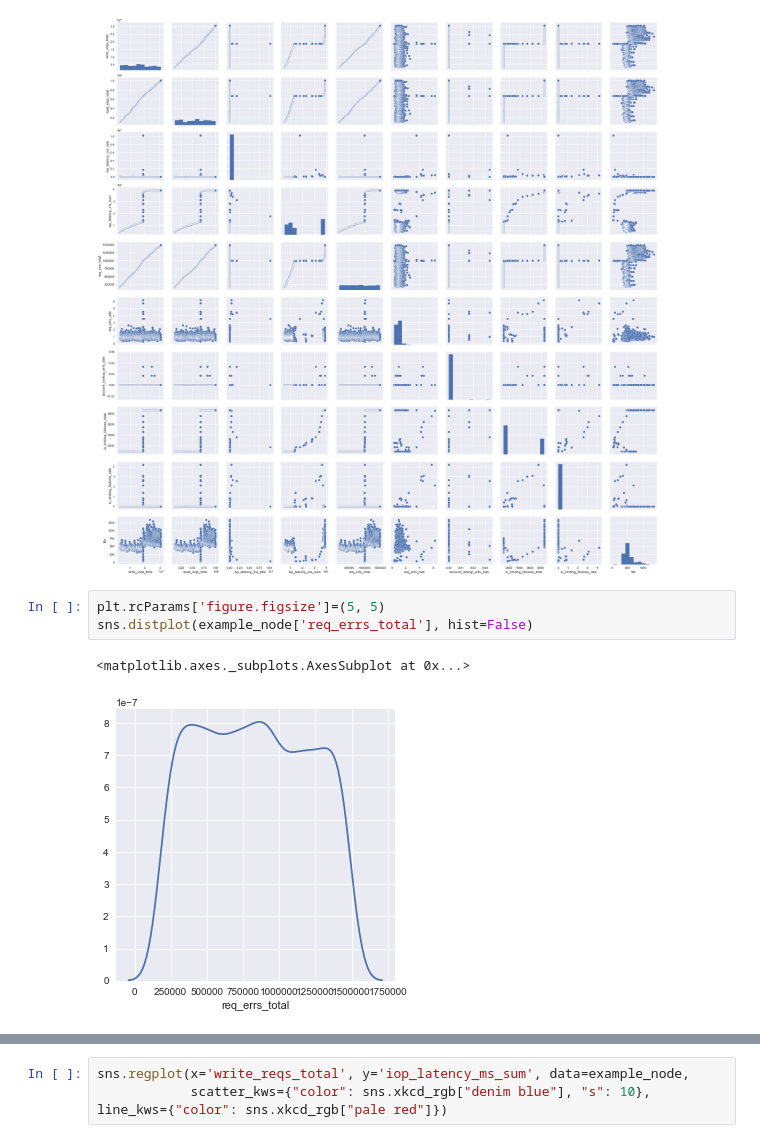
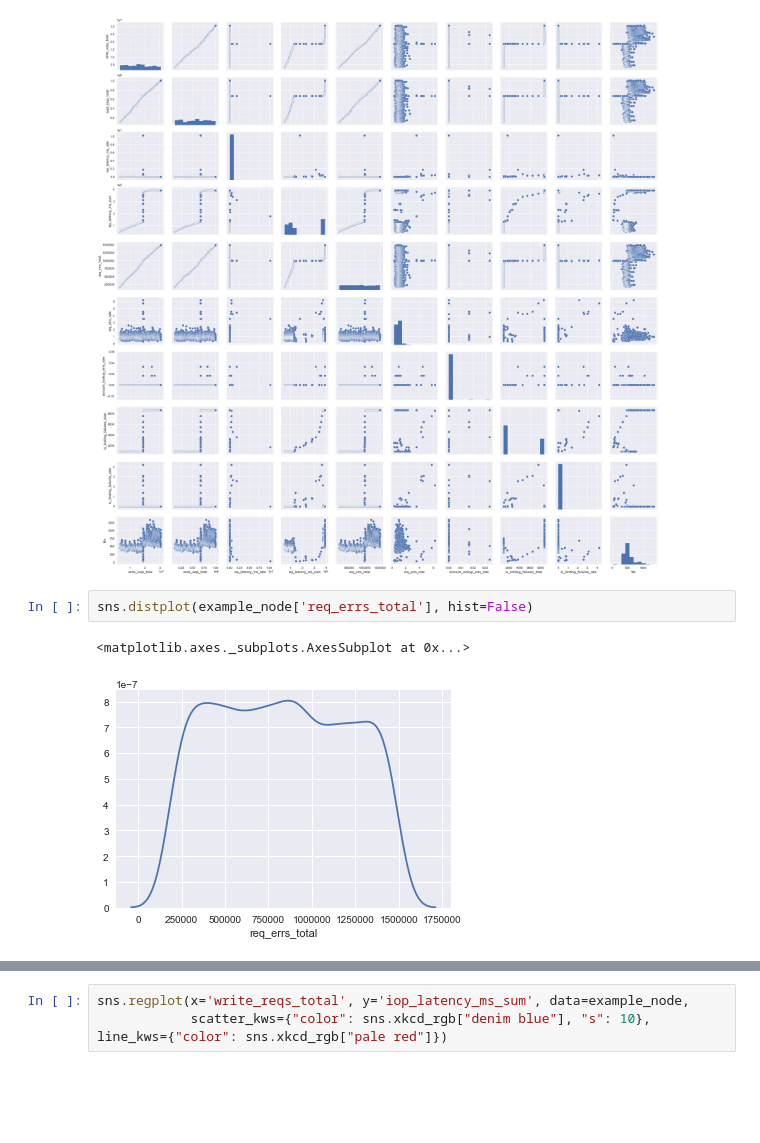
Before and after one commit to TheAviat0r/BC_thesis, a Jupyter notebook: final_thesis.ipynb, the cells around one changed output, grey strips where cells are left out. Drawn from its saved outputs; the diff is of its cells as text; blank space fills up the shorter version.

```diff
--- a/final_thesis.ipynb
+++ b/final_thesis.ipynb
@@ -163,11 +163,10 @@ sns.pairplot(example_node[key_cols])
 <seaborn.axisgrid.PairGrid at 0x...>
 [figure]
 # %%
-plt.rcParams['figure.figsize']=(5, 5)
 sns.distplot(example_node['req_errs_total'], hist=False)
 # %% [output]
 <matplotlib.axes._subplots.AxesSubplot at 0x...>
-[figure, old version]
+[figure, new version]
 # %%
 sns.distplot(example_node['io_limiting_failures_rate'], hist=False)
 # %% [output]
```
Also changed, not shown: parts of 20 cells of this notebook.
